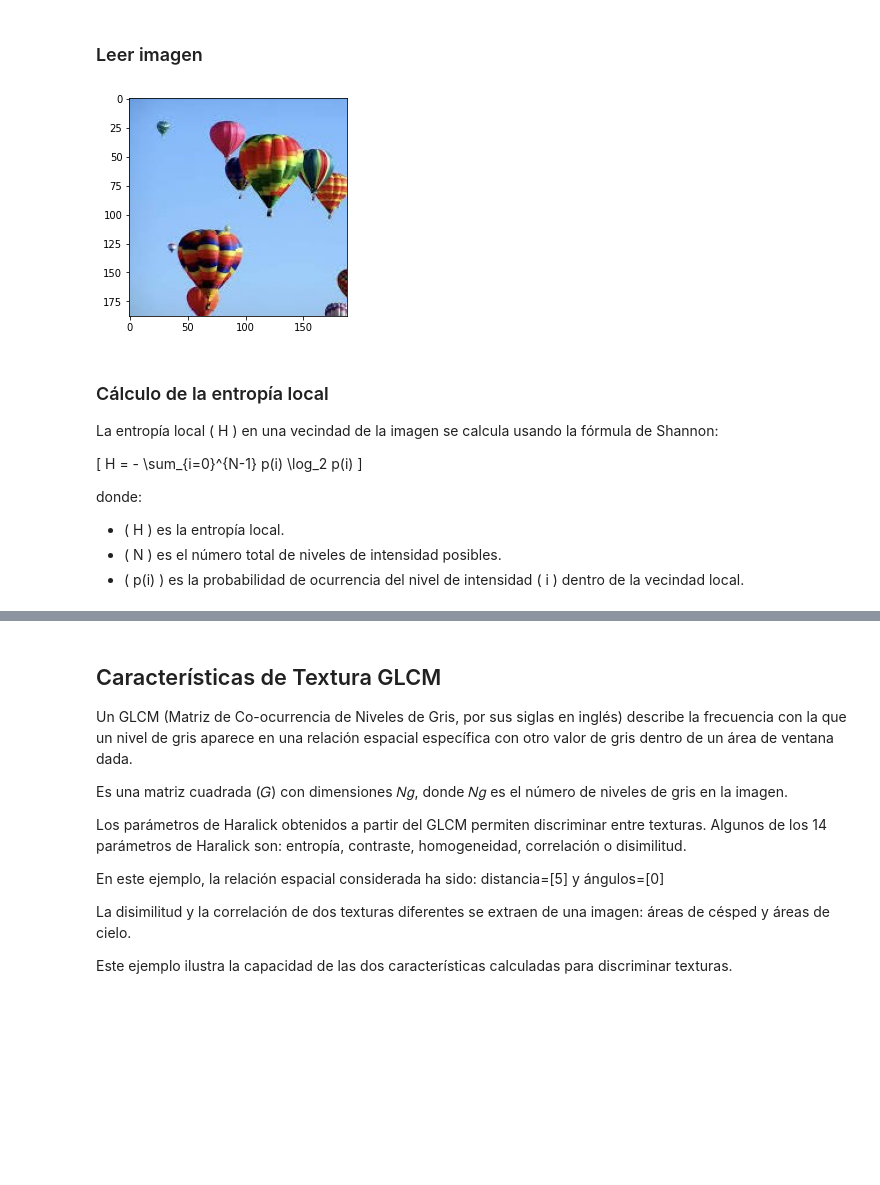
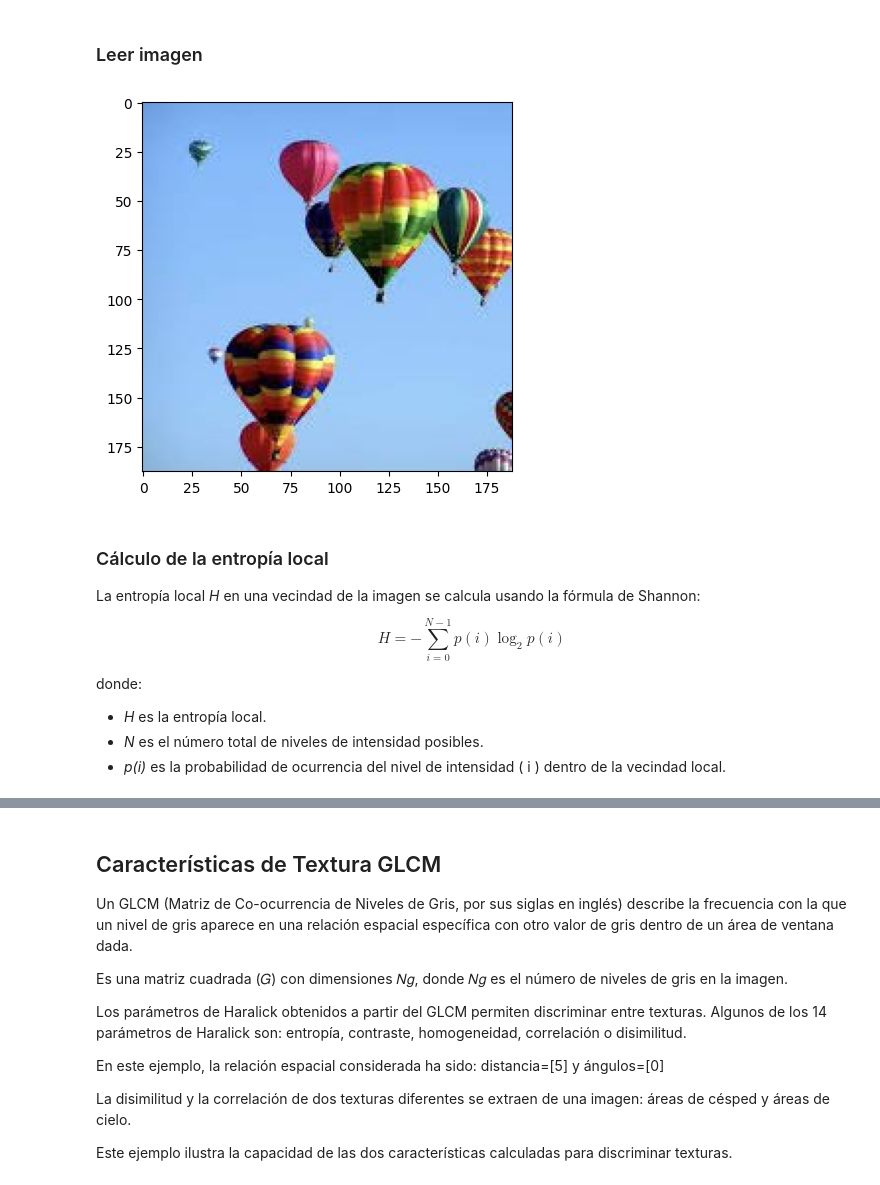
Before and after one commit to alvarohdezrodri/alvarohdezrodri-Proyecto-Sistema-CBIR-Recuperacion-de-Imagenes-Basada-en-Contenido, a Jupyter notebook: 03_texture.ipynb, the cells around one changed output, grey strips where cells are left out. Cells and saved outputs as stored; diff of their text form; code cells hidden in the pictures; blank space fills up the shorter version.

```diff
--- a/03_texture.ipynb
+++ b/03_texture.ipynb
@@ -19,26 +18,35 @@ image_path = './images'
 # %% [markdown]
 ### Leer imagen
-# %%
-image = cv2.imread(os.path.join(image_path, 'images_sq.jpg'))
-image = cv2.cvtColor(image, cv2.COLOR_BGR2RGB) # obtain an RGB version
-
-plt.imshow(image)
-plt.show()
-# %% [output]
-[figure, removed]
+# %%
+url = 'https://raw.githubusercontent.com/upm-classes/aapi_2024/refs/heads/main/images/images_sq.jpg'
+
+response = requests.get(url)
+
+# Convertimos los bytes de la imagen en un arreglo numpy
+img_array = np.asarray(bytearray(response.content), dtype=np.uint8)
+
+# Decodificamos la imagen desde el array numpy utilizando cv2
+image = cv2.imdecode(img_array, cv2.IMREAD_COLOR)
+
+image = cv2.cvtColor(image, cv2.COLOR_BGR2RGB) # obtain an RGB version
+
+plt.imshow(image)
+plt.show()
+# %% [output]
+[figure, added]
 # %% [markdown]
 ### Cálculo de la entropía local
 
-La entropía local \( H \) en una vecindad de la imagen se calcula usando la fórmula de Shannon:
+La entropía local *H* en una vecindad de la imagen se calcula usando la fórmula de Shannon:
 
-\[
+$$
 H = - \sum_{i=0}^{N-1} p(i) \log_2 p(i)
-\]
+$$
 
 donde:
-- \( H \) es la entropía local.
-- \( N \) es el número total de niveles de intensidad posibles.
-- \( p(i) \) es la probabilidad de ocurrencia del nivel de intensidad \( i \) dentro de la vecindad local.
+- *H* es la entropía local.
+- *N* es el número total de niveles de intensidad posibles.
+- *p(i)* es la probabilidad de ocurrencia del nivel de intensidad \( i \) dentro de la vecindad local.
 # %%
 filter_sizes = [5, 7, 11, 15]
 
```
Also changed, not shown: parts of 5 cells of this notebook.
